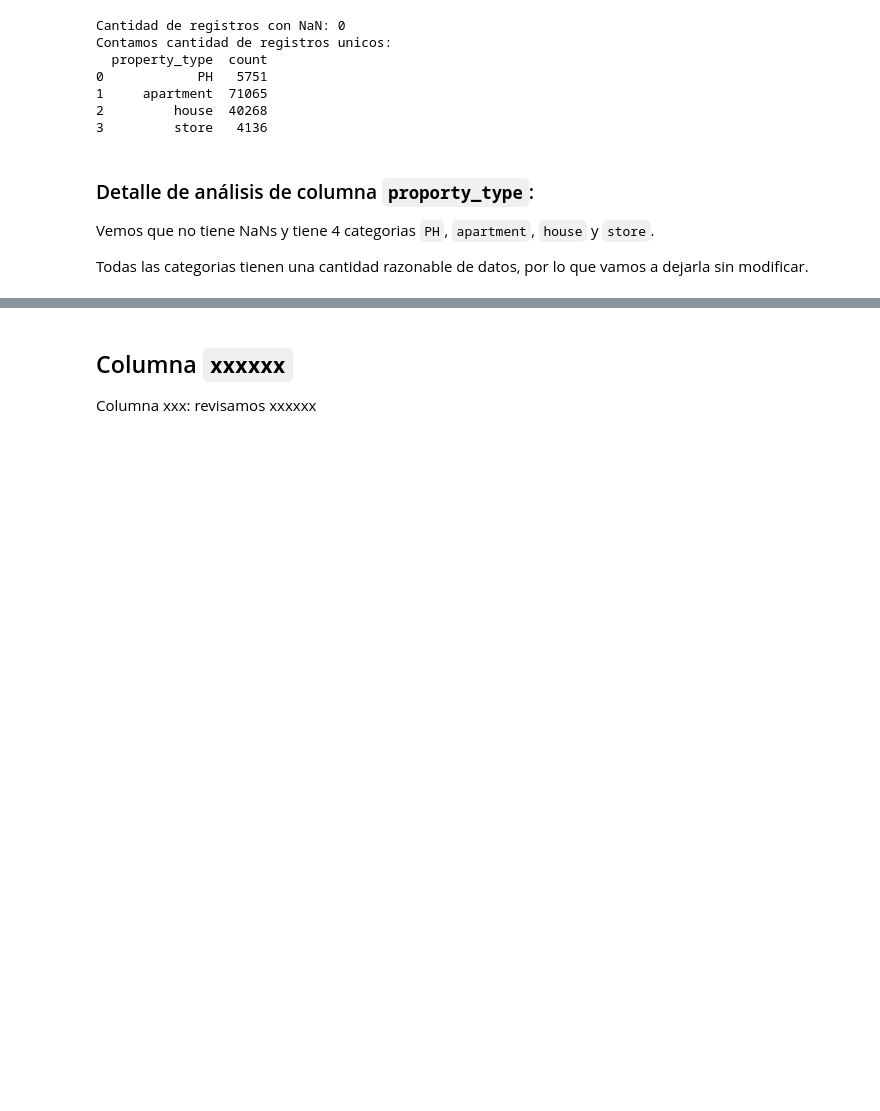
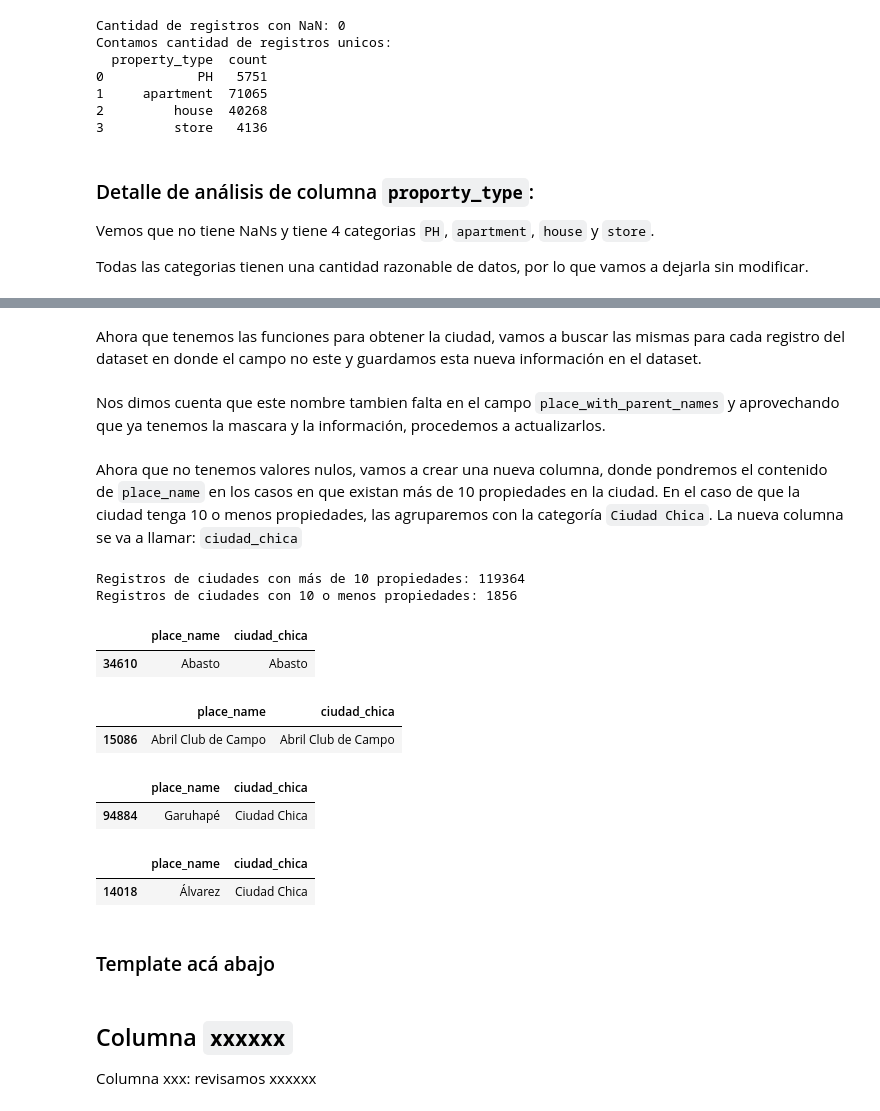
Before and after one commit to carpe-diem/DH-TP1-clear-data-properati, a Jupyter notebook: src/proyecto.ipynb, the cells around one changed output, grey strips where cells are left out. Saved outputs shown, nothing was run; the diff lists cells and outputs as text; code cells hidden in the pictures; blank space fills up the shorter version.

```diff
--- a/src/proyecto.ipynb
+++ b/src/proyecto.ipynb
@@ -89,3 +156,59 @@ Todas las categorias tienen una cantidad razonable de datos, por lo que vamos a
+# %% [markdown]
+Ahora que tenemos las funciones para obtener la ciudad, vamos a buscar las mismas para cada registro del dataset en donde el campo no este y guardamos esta nueva información en el dataset.
+# %%
+# Creamos la mascara
+mask = data.place_name.isnull()
+# Aplicamos la mascara y por cada item llamamos a la función que se encarga de buscar el nombre faltante.
+locations = data[mask]["lat-lon"].apply(get_location_from_geo)
+# Guardamos estos nombre es el dataset
+data.loc[mask, "place_name"] = locations
+# %% [markdown]
+Nos dimos cuenta que este nombre tambien falta en el campo `place_with_parent_names` y aprovechando que ya tenemos la mascara y la información, procedemos a actualizarlos.
+# %%
+places = data[mask].apply(lambda x: complete_city_parent_names(x['place_with_parent_names'], x['place_name']), axis=1)
+data.loc[mask, "place_with_parent_names"] = places
+# %% [markdown]
+Ahora que no tenemos valores nulos, vamos a crear una nueva columna, donde pondremos el contenido de `place_name` en los casos en que existan más de 10 propiedades en la ciudad.
+En el caso de que la ciudad tenga 10 o menos propiedades, las agruparemos con la categoría `Ciudad Chica`.
+La nueva columna se va a llamar: `ciudad_chica`
+# %%
+# Filtro de ciudades con mas de 10 propiedades
+list_city_gt_10 = data.groupby(['place_name']).size().reset_index(name='count').query('count > 10').place_name.tolist()
+# Se crea la mascara
+mask_city_gt_10 = data['place_name'].isin(list_city_gt_10)
+print(f"Registros de ciudades con más de 10 propiedades: {mask_city_gt_10.value_counts().loc[True]}")
+print(f"Registros de ciudades con 10 o menos propiedades: {mask_city_gt_10.value_counts().loc[False]}")
+
+# se crea la columna nueva ciudad_chica
+data['ciudad_chica'] = np.where(data['place_name'].isin(list_city_gt_10), data['place_name'], "Ciudad Chica")
+
+# Chequeo
+# 3     Abasto                  139
+# 4     Abril Club de Campo     19
+# 399   Garuhapé                1
+# 1059  Álvarez                 1
+display(data[data.place_name.eq("Abasto")][['place_name', 'ciudad_chica']].sample(1))
+display(data[data.place_name.eq("Abril Club de Campo")][['place_name', 'ciudad_chica']].sample(1))
+display(data[data.place_name.eq("Garuhapé")][['place_name', 'ciudad_chica']].sample(1))
+display(data[data.place_name.eq("Álvarez")][['place_name', 'ciudad_chica']].sample(1))
+# %% [output]
+Registros de ciudades con más de 10 propiedades: 119364
+Registros de ciudades con 10 o menos propiedades: 1856
+|  | place_name | ciudad_chica |
+| 34610 | Abasto | Abasto |
+|  | place_name | ciudad_chica |
+| 15086 | Abril Club de Campo | Abril Club de Campo |
+|  | place_name | ciudad_chica |
+| 94884 | Garuhapé | Ciudad Chica |
+|  | place_name | ciudad_chica |
+| 14018 | Álvarez | Ciudad Chica |
+# %% [markdown]
+
+
+
+
+
+### Template acá abajo
 # %% [markdown]
 ## Columna `xxxxxx`
 Columna xxx: revisamos xxxxxx
```
Also changed, not shown: parts of 9 cells of this notebook, 1 other file.
